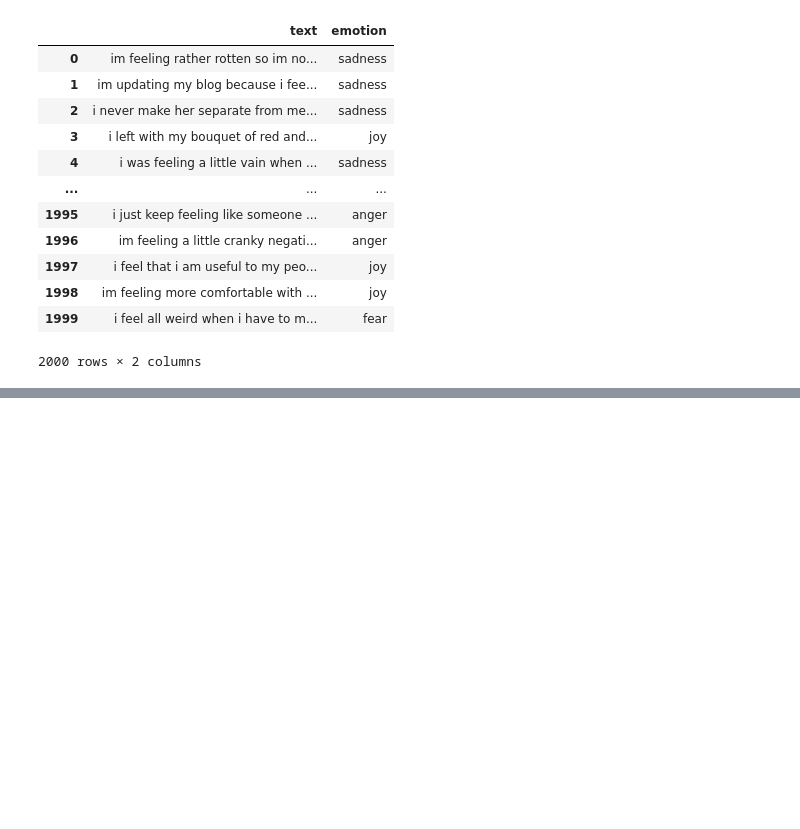
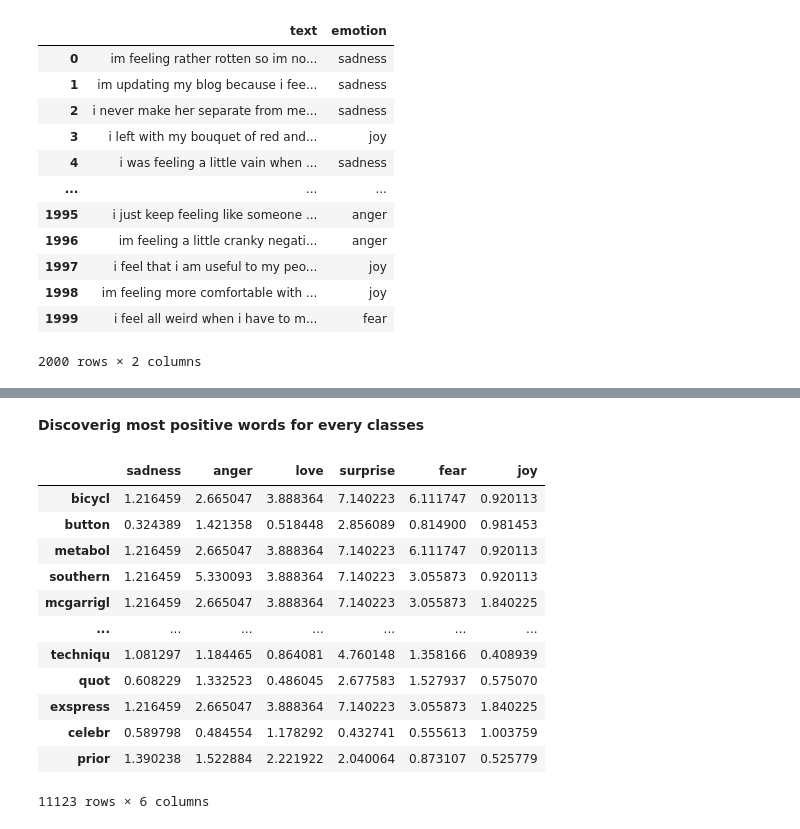
Before and after one commit to Mamin78/Emotion_Analysis_Using_Naive_Bayes, a Jupyter notebook: Emotion_Analysis.ipynb, the cells around one changed output, grey strips where cells are left out. Saved outputs shown, nothing was run; the diff lists cells and outputs as text; code cells hidden in the pictures; blank space fills up the shorter version.

```diff
--- a/Emotion_Analysis.ipynb
+++ b/Emotion_Analysis.ipynb
@@ -179,0 +225,21 @@ output.to_csv('output.csv', index=False)
+# %% [markdown]
+**Discoverig most positive words for every classes**
+# %%
+pb = pd.DataFrame(probs)
+pb = pb.transpose()
+pb.columns = [c for c,v in classes_token.items()]
+pb
+# %% [output]
+|  | sadness | anger | love | surprise | fear | joy |
+| bicycl | 1.216459 | 2.665047 | 3.888364 | 7.140223 | 6.111747 | 0.920113 |
+| button | 0.324389 | 1.421358 | 0.518448 | 2.856089 | 0.814900 | 0.981453 |
+| metabol | 1.216459 | 2.665047 | 3.888364 | 7.140223 | 6.111747 | 0.920113 |
+| southern | 1.216459 | 5.330093 | 3.888364 | 7.140223 | 3.055873 | 0.920113 |
+| mcgarrigl | 1.216459 | 2.665047 | 3.888364 | 7.140223 | 3.055873 | 1.840225 |
+| ... | ... | ... | ... | ... | ... | ... |
+| techniqu | 1.081297 | 1.184465 | 0.864081 | 4.760148 | 1.358166 | 0.408939 |
+| quot | 0.608229 | 1.332523 | 0.486045 | 2.677583 | 1.527937 | 0.575070 |
+| exspress | 1.216459 | 2.665047 | 3.888364 | 7.140223 | 3.055873 | 1.840225 |
+| celebr | 0.589798 | 0.484554 | 1.178292 | 0.432741 | 0.555613 | 1.003759 |
+| prior | 1.390238 | 1.522884 | 2.221922 | 2.040064 | 0.873107 | 0.525779 |
+11123 rows × 6 columns
```
Also changed, not shown: parts of 21 cells of this notebook, 1 other file.
